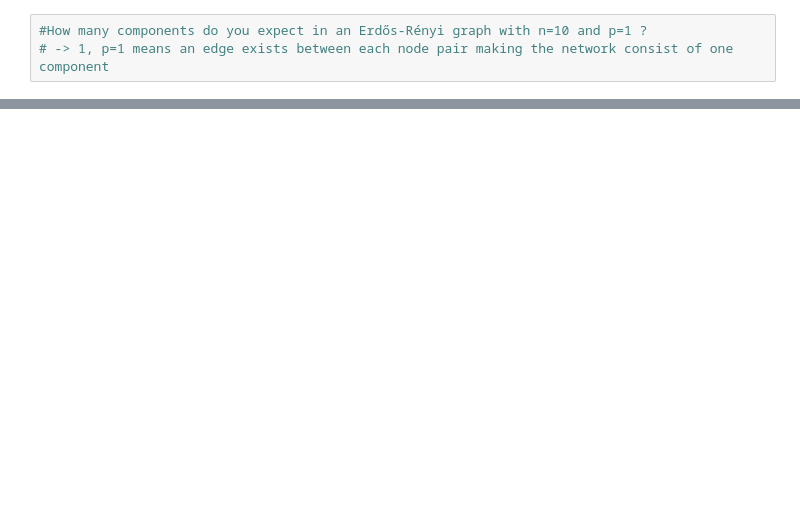
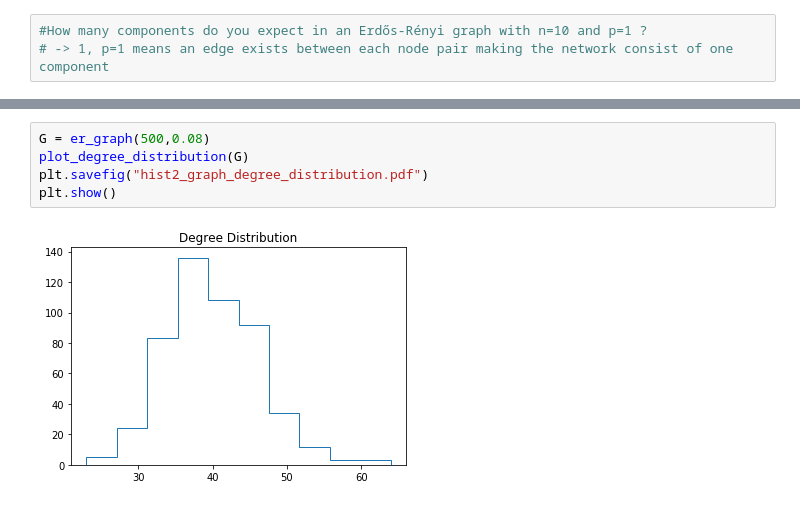
Before and after one commit to udaytak/Edx_PythonForResearch, a Jupyter notebook: 4_31. Case Study - Social Network Analysis.ipynb, the cells around one changed output, grey strips where cells are left out. Saved outputs shown, nothing was run; the diff lists cells and outputs as text; blank space fills up the shorter version.

```diff
--- a/4_31. Case Study - Social Network Analysis.ipynb
+++ b/4_31. Case Study - Social Network Analysis.ipynb
@@ -293,0 +319,7 @@ DegreeView({0: 3, 1: 4, 2: 2, 3: 3, 4: 4, 5: 7, 6: 2, 7: 5, 8: 5, 9: 6, 10: 5, 1
+# %%
+G = er_graph(500,0.08)
+plot_degree_distribution(G)
+plt.savefig("hist2_graph_degree_distribution.pdf")
+plt.show()
+# %% [output]
+[figure, added]
```
Also changed, not shown: parts of 11 cells of this notebook, 2 other files.
